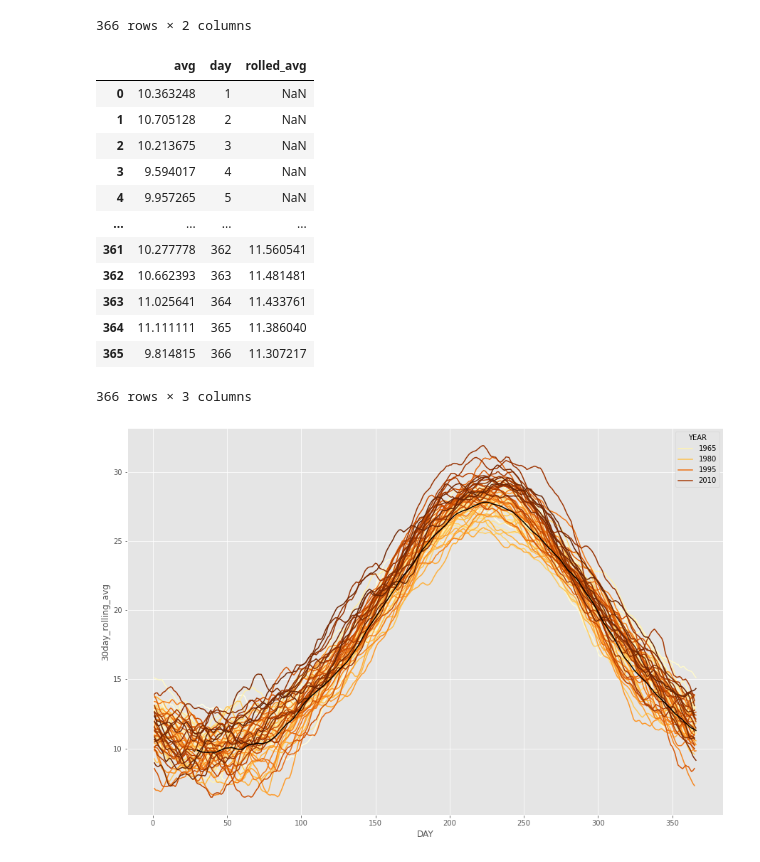
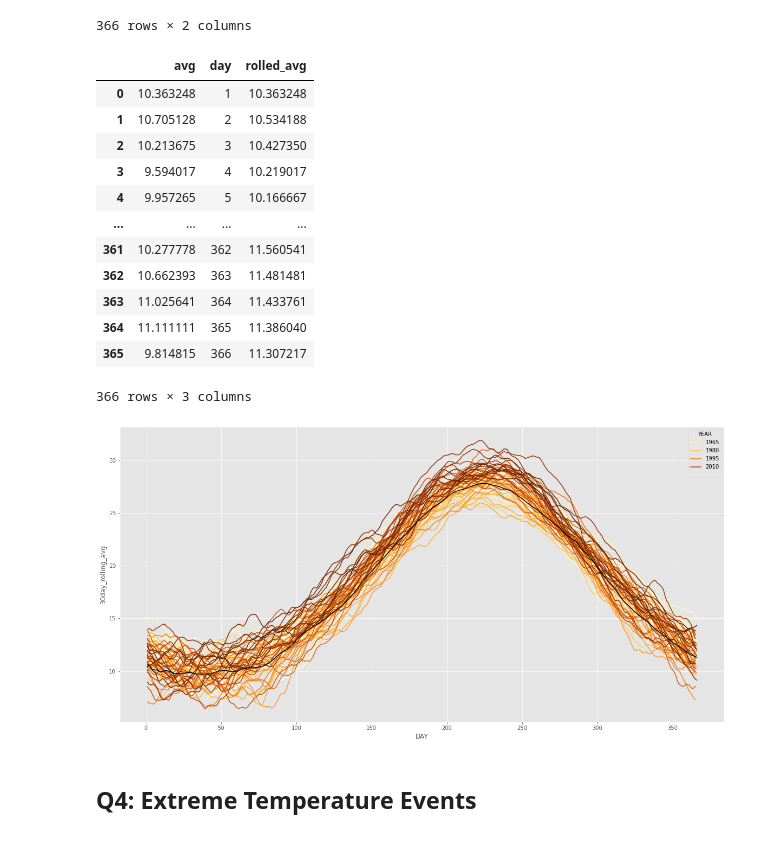
Before and after one commit to nataliaKat/Applied-ML-Assignments, a Jupyter notebook: assignment_01/assignment_01_Katsiapi_Natalia.ipynb, the cells around one changed output. Cells and saved outputs as stored; diff of their text form; code cells hidden in the pictures.

Commit message:
Finish diagrams (without description)

```diff
--- a/assignment_01/assignment_01_Katsiapi_Natalia.ipynb
+++ b/assignment_01/assignment_01_Katsiapi_Natalia.ipynb
@@ -226,7 +257,7 @@ So, we will delete it.
 # %%
 recent_data.drop(recent_data[recent_data.avgt == "---"].index, inplace=True)
 # %%
-recent_data[["avgt", "maxt", "mint", "prcpt"]] = recent_data[["avgt", "maxt", "mint", "prcpt"]].apply(pd.to_numeric, errors='coerce', axis=1)
+recent_data[["avgt", "maxt", "mint", "prcp"]] = recent_data[["avgt", "maxt", "mint", "prcp"]].apply(pd.to_numeric, errors='coerce', axis=1)
 # %% [markdown]
 It would be easy to replace the part which is greater than 2010-01-02 with the recent dataset. However, as we see, they are not of the same shape.
 # %%
@@ -263,7 +294,7 @@ data.tail(10)
 | 24102 | NaN | NaT | NaN | NaN | NaN | NaN | NaN | 2018-09-17 | 26.3 | 26.3 | 26.2 | ... |
 # %%
 data.DATE.fillna(value=data.date, inplace=True)
-data.PRCP.fillna(value=data.prcpt, inplace=True)
+# data.PRCP.fillna(value=data.prcp, inplace=True)
 data.TAVG.fillna(value=data.avgt, inplace=True)
 data.TMAX.fillna(value=data.maxt, inplace=True)
 data.TMIN.fillna(value=data.mint, inplace=True)
@@ -318,6 +349,6 @@ data
 24103 rows × 12 columns
 # %%
-data.drop(columns=['date', 'avgt', 'maxt', 'mint', 'prcpt'], inplace=True)
+data.drop(columns=['date', 'avgt', 'maxt', 'mint', "prcp"], inplace=True)
 data
 data.describe()
 # %% [output]
@@ -539,15 +570,15 @@ avgs_for_1974_1999
 | 365 | 9.814815 | 366 |
 366 rows × 2 columns
 # %%
-avgs_for_1974_1999['rolled_avg'] = avgs_for_1974_1999.avg.rolling(30).mean()
+avgs_for_1974_1999['rolled_avg'] = avgs_for_1974_1999.avg.rolling(30, min_periods=1).mean()
 avgs_for_1974_1999
 # %% [output]
 |  | avg | day | rolled_avg |
-| 0 | 10.363248 | 1 | NaN |
-| 1 | 10.705128 | 2 | NaN |
-| 2 | 10.213675 | 3 | NaN |
-| 3 | 9.594017 | 4 | NaN |
-| 4 | 9.957265 | 5 | NaN |
+| 0 | 10.363248 | 1 | 10.363248 |
+| 1 | 10.705128 | 2 | 10.534188 |
+| 2 | 10.213675 | 3 | 10.427350 |
+| 3 | 9.594017 | 4 | 10.219017 |
+| 4 | 9.957265 | 5 | 10.166667 |
 | ... | ... | ... | ... |
 | 361 | 10.277778 | 362 | 11.560541 |
 | 362 | 10.662393 | 363 | 11.481481 |
@@ -557,9 +588,9 @@ avgs_for_1974_1999
 366 rows × 3 columns
 # %%
 plt.style.use('ggplot')
-fig, ax = plt.subplots(figsize=(15,10))
+fig, ax = plt.subplots(figsize=(20,10))
 ax = sns.lineplot(x="DAY", y="30day_rolling_avg", data=data, hue="YEAR", palette="YlOrBr")
 ax.plot("day", "rolled_avg", data=avgs_for_1974_1999, color="black")
 plt.show()
 # %% [output]
-[figure, old version]
+[figure, new version]
@@ -567,0 +597,2 @@ plt.show()
+# %% [markdown]
+## Q4: Extreme Temperature Events
```
Also changed, not shown: parts of 28 cells of this notebook.
